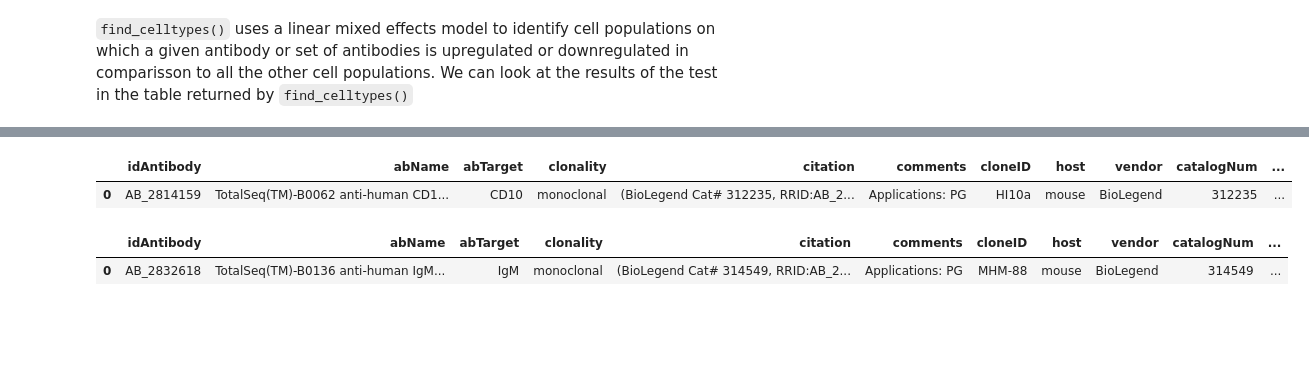
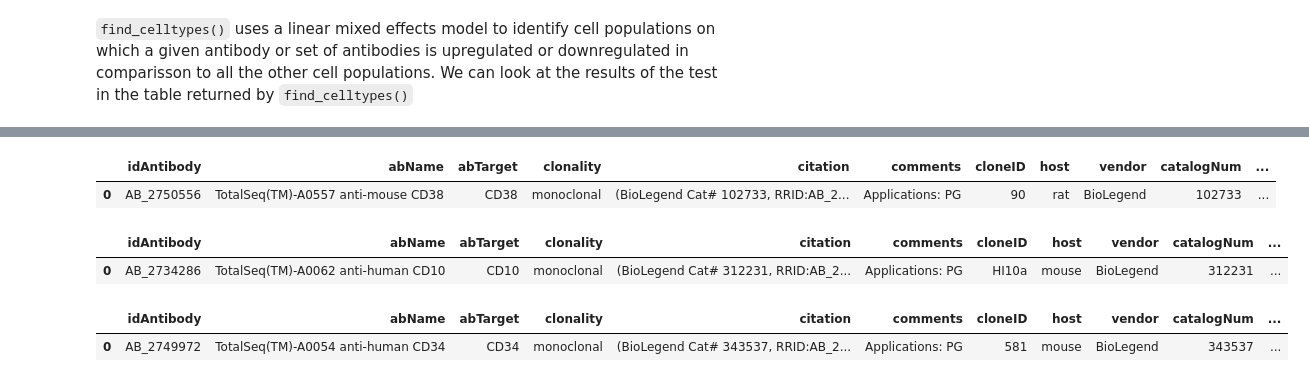
Before and after one commit to CamaraLab/ImmunoPheno, a Jupyter notebook: docs/notebooks/Example_1.ipynb, the cells around one changed output, grey strips where cells are left out. Drawn from its saved outputs; the diff is of its cells as text; code cells hidden in the pictures; blank space fills up the shorter version.

```diff
--- a/docs/notebooks/Example_1.ipynb
+++ b/docs/notebooks/Example_1.ipynb
@@ -10,7 +16,7 @@ from immunopheno.connect import ImmunoPhenoDB_Connect
 # %% [markdown]
 We first create an instance of `ImmunoPhenoDB_Connect` that will allows us to make queries to the ImmunoPheno database.
 # %%
-cxn = ImmunoPhenoDB_Connect("http://immunopheno.org")
+cxn = ImmunoPhenoDB_Connect("http://www.immunopheno.org")
 # %% [output]
 Loading necessary files...
 Connecting to database...
@@ -154,11 +169,16 @@ We therefore conclude that using a combination of the antibodies `AB:2814159` an
 # %%
-cxn.which_antibodies("AB_2814159")
+cxn.which_antibodies("AB_2750556")
 # %% [output]
 |  | idAntibody | abName | abTarget | clonality | citation | comments | cloneID | host | vendor | catalogNum | ... |
-| 0 | AB_2814159 | TotalSeq(TM)-B0062 anti-human CD1... | CD10 | monoclonal | (BioLegend Cat# 312235, RRID:AB_2... | Applications: PG | HI10a | mouse | BioLegend | 312235 | ... |
+| 0 | AB_2750556 | TotalSeq(TM)-A0557 anti-mouse CD38 | CD38 | monoclonal | (BioLegend Cat# 102733, RRID:AB_2... | Applications: PG | 90 | rat | BioLegend | 102733 | ... |
 # %%
-cxn.which_antibodies("AB_2832618")
+cxn.which_antibodies("AB_2734286")
 # %% [output]
 |  | idAntibody | abName | abTarget | clonality | citation | comments | cloneID | host | vendor | catalogNum | ... |
-| 0 | AB_2832618 | TotalSeq(TM)-B0136 anti-human IgM... | IgM | monoclonal | (BioLegend Cat# 314549, RRID:AB_2... | Applications: PG | MHM-88 | mouse | BioLegend | 314549 | ... |
+| 0 | AB_2734286 | TotalSeq(TM)-A0062 anti-human CD10 | CD10 | monoclonal | (BioLegend Cat# 312231, RRID:AB_2... | Applications: PG | HI10a | mouse | BioLegend | 312231 | ... |
+# %%
+cxn.which_antibodies("AB_2749972")
+# %% [output]
+|  | idAntibody | abName | abTarget | clonality | citation | comments | cloneID | host | vendor | catalogNum | ... |
+| 0 | AB_2749972 | TotalSeq(TM)-A0054 anti-human CD34 | CD34 | monoclonal | (BioLegend Cat# 343537, RRID:AB_2... | Applications: PG | 581 | mouse | BioLegend | 343537 | ... |
 # %% [markdown]
```
Also changed, not shown: parts of 29 cells of this notebook.
